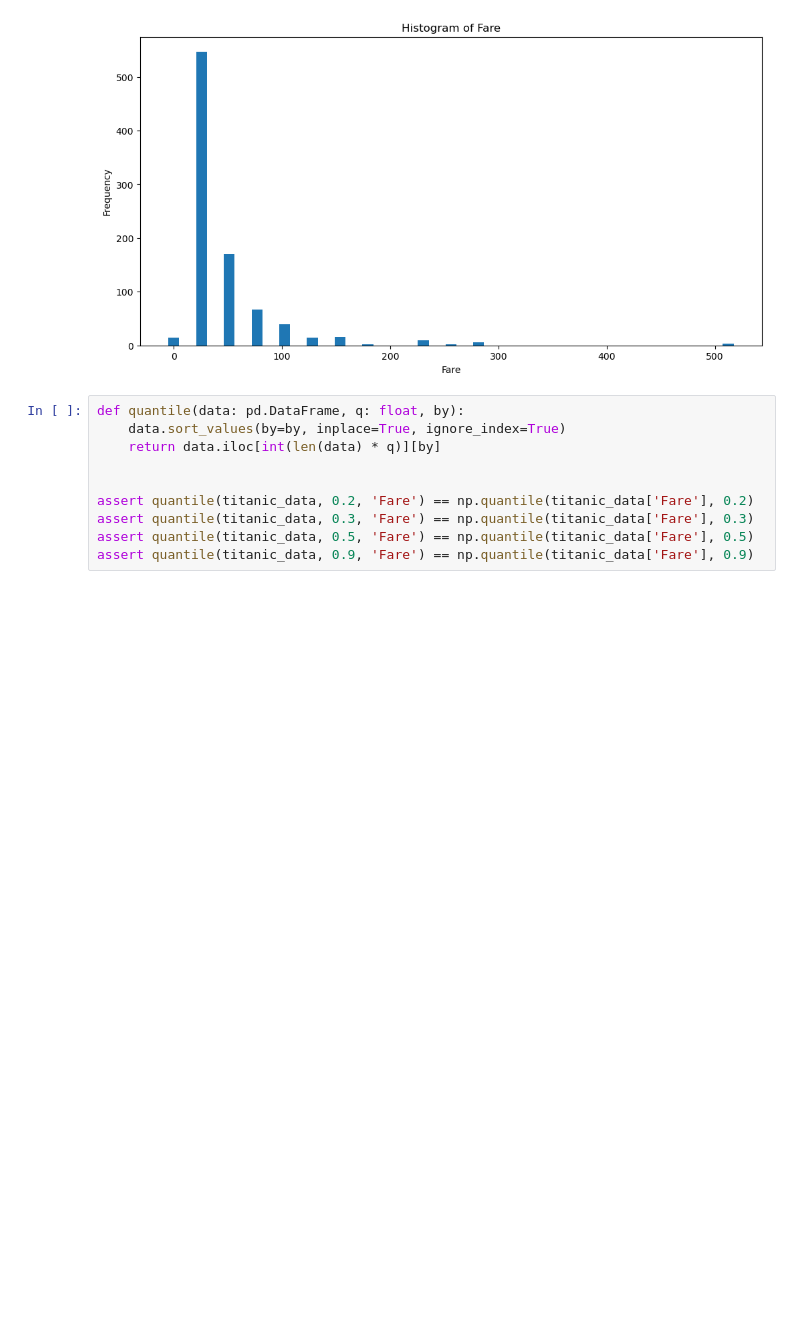
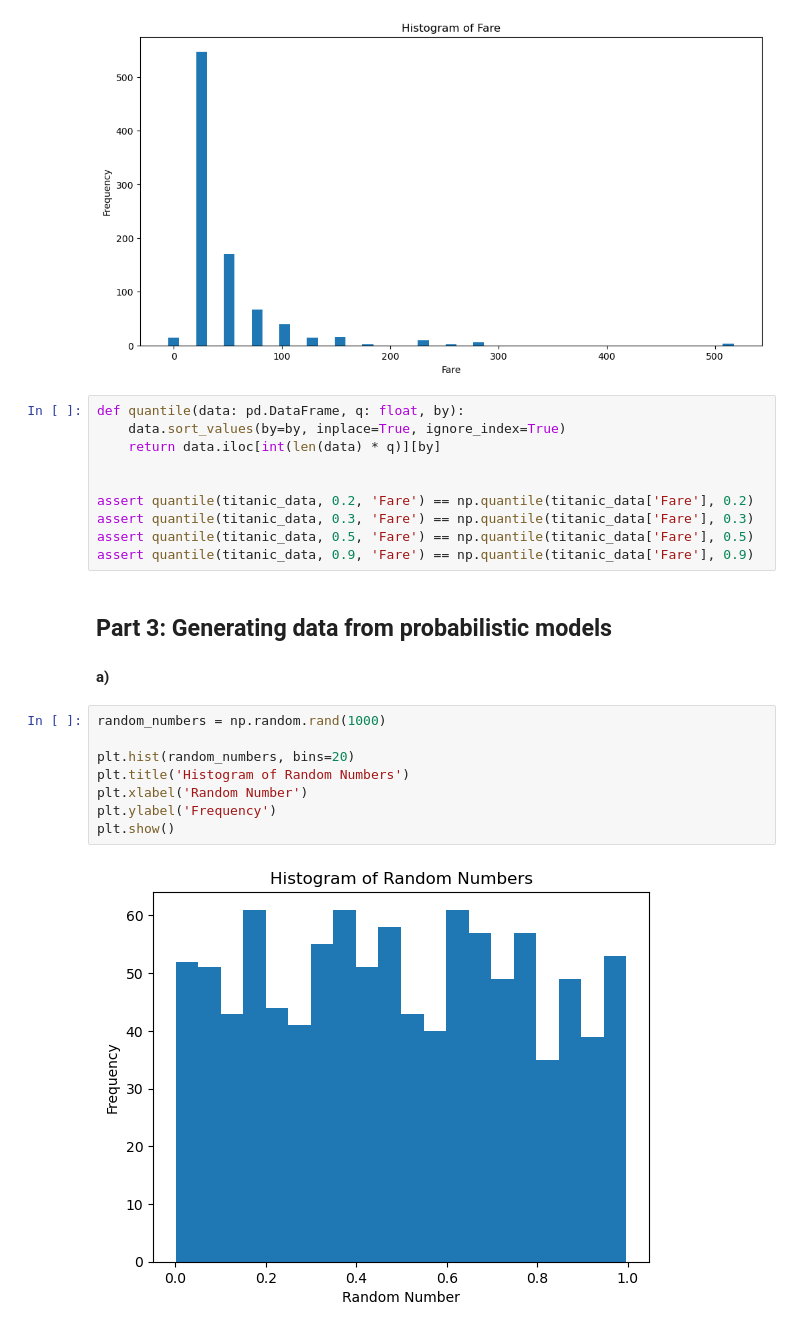
Before and after one commit to erdemhalil/DIT863-SMDS, a Jupyter notebook: Assignment 1/a1.ipynb, the cells around one changed output. Cells and saved outputs as stored; diff of their text form; blank space fills up the shorter version.

```diff
--- a/Assignment 1/a1.ipynb
+++ b/Assignment 1/a1.ipynb
@@ -224,3 +224,17 @@ assert quantile(titanic_data, 0.2, 'Fare') == np.quantile(titanic_data['Fare'],
 assert quantile(titanic_data, 0.3, 'Fare') == np.quantile(titanic_data['Fare'], 0.3)
 assert quantile(titanic_data, 0.5, 'Fare') == np.quantile(titanic_data['Fare'], 0.5)
 assert quantile(titanic_data, 0.9, 'Fare') == np.quantile(titanic_data['Fare'], 0.9)
+# %% [markdown]
+## Part 3: Generating data from probabilistic models
+
+#### a)
+# %%
+random_numbers = np.random.rand(1000)
+
+plt.hist(random_numbers, bins=20)
+plt.title('Histogram of Random Numbers')
+plt.xlabel('Random Number')
+plt.ylabel('Frequency')
+plt.show()
+# %% [output]
+[figure, added]
```
Also changed, not shown: parts of 22 cells of this notebook.
